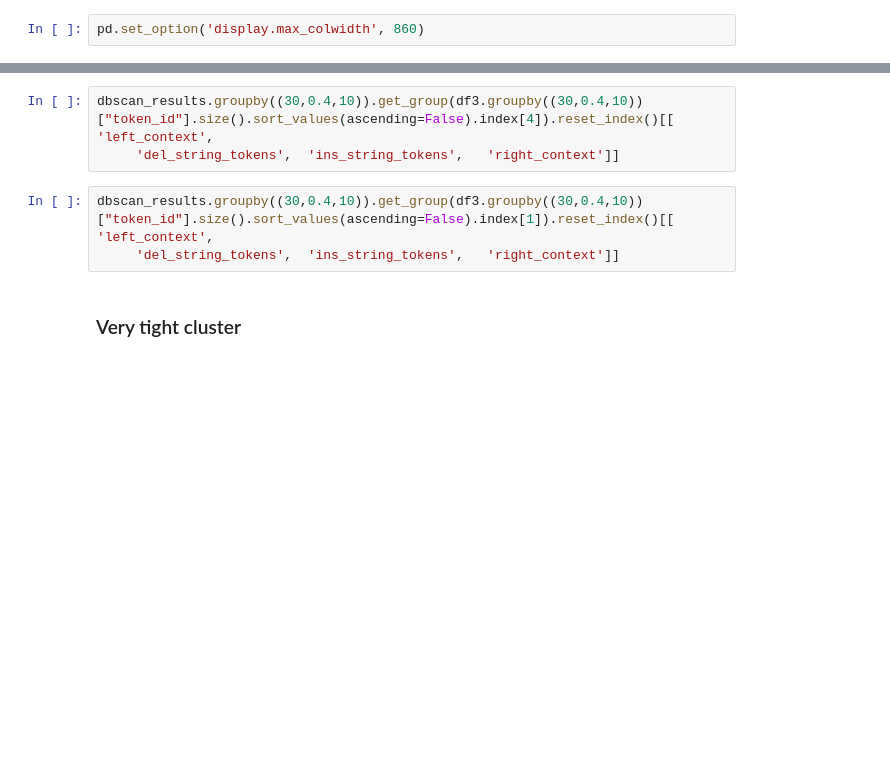
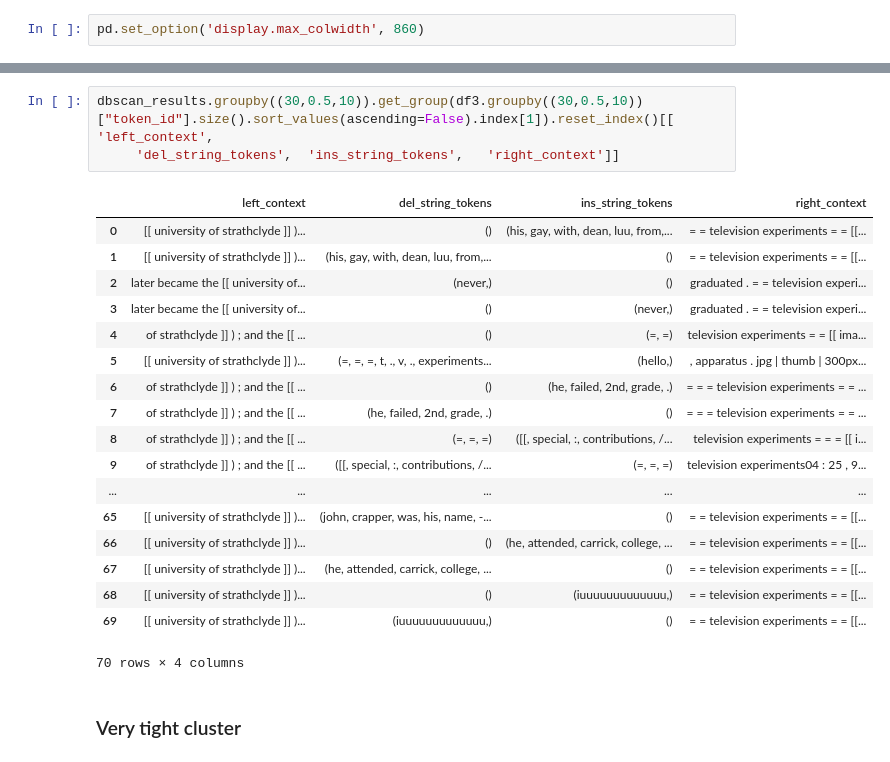
Before and after one commit to acifer/wikiconflict, a Jupyter notebook: notebooks/4_2_clustering-dbscan-extrinsic-evaluation-v-measure.ipynb, the cells around one changed output, grey strips where cells are left out. Cells and saved outputs as stored; diff of their text form; blank space fills up the shorter version.

```diff
--- a/notebooks/4_2_clustering-dbscan-extrinsic-evaluation-v-measure.ipynb
+++ b/notebooks/4_2_clustering-dbscan-extrinsic-evaluation-v-measure.ipynb
@@ -636,9 +724,25 @@ dbscan_results.groupby((30,0.3,50)).get_group(df3.groupby((30,0.3,50))["token_id
 # %%
-dbscan_results.groupby((30,0.4,10)).get_group(df3.groupby((30,0.4,10))["token_id"].size().sort_values(ascending=False).index[4]).reset_index()[[ 'left_context',
+dbscan_results.groupby((30,0.5,10)).get_group(df3.groupby((30,0.5,10))["token_id"].size().sort_values(ascending=False).index[1]).reset_index()[[ 'left_context',
      'del_string_tokens',  'ins_string_tokens',   'right_context']]
+# %% [output]
+|  | left_context | del_string_tokens | ins_string_tokens | right_context |
+| 0 | [[ university of strathclyde ]] )... | () | (his, gay, with, dean, luu, from,... | = = television experiments = = [[... |
+| 1 | [[ university of strathclyde ]] )... | (his, gay, with, dean, luu, from,... | () | = = television experiments = = [[... |
+| 2 | later became the [[ university of... | (never,) | () | graduated . = = television experi... |
+| 3 | later became the [[ university of... | () | (never,) | graduated . = = television experi... |
+| 4 | of strathclyde ]] ) ; and the [[ ... | () | (=, =) | television experiments = = [[ ima... |
+| 5 | [[ university of strathclyde ]] )... | (=, =, =, t, ., v, ., experiments... | (hello,) | , apparatus . jpg | thumb | 300px... |
+| 6 | of strathclyde ]] ) ; and the [[ ... | () | (he, failed, 2nd, grade, .) | = = = television experiments = = ... |
+| 7 | of strathclyde ]] ) ; and the [[ ... | (he, failed, 2nd, grade, .) | () | = = = television experiments = = ... |
+| 8 | of strathclyde ]] ) ; and the [[ ... | (=, =, =) | ([[, special, :, contributions, /... | television experiments = = = [[ i... |
+| 9 | of strathclyde ]] ) ; and the [[ ... | ([[, special, :, contributions, /... | (=, =, =) | television experiments04 : 25 , 9... |
+| ... | ... | ... | ... | ... |
+| 65 | [[ university of strathclyde ]] )... | (john, crapper, was, his, name, -... | () | = = television experiments = = [[... |
+| 66 | [[ university of strathclyde ]] )... | () | (he, attended, carrick, college, ... | = = television experiments = = [[... |
+| 67 | [[ university of strathclyde ]] )... | (he, attended, carrick, college, ... | () | = = television experiments = = [[... |
+| 68 | [[ university of strathclyde ]] )... | () | (iuuuuuuuuuuuuu,) | = = television experiments = = [[... |
+| 69 | [[ university of strathclyde ]] )... | (iuuuuuuuuuuuuu,) | () | = = television experiments = = [[... |
+70 rows × 4 columns
-# %%
-dbscan_results.groupby((30,0.4,10)).get_group(df3.groupby((30,0.4,10))["token_id"].size().sort_values(ascending=False).index[1]).reset_index()[[ 'left_context',
-     'del_string_tokens',  'ins_string_tokens',   'right_context']]
 # %% [markdown]
 ### Very tight cluster
 # %%
```
Also changed, not shown: parts of 38 cells of this notebook, 12 other files.
